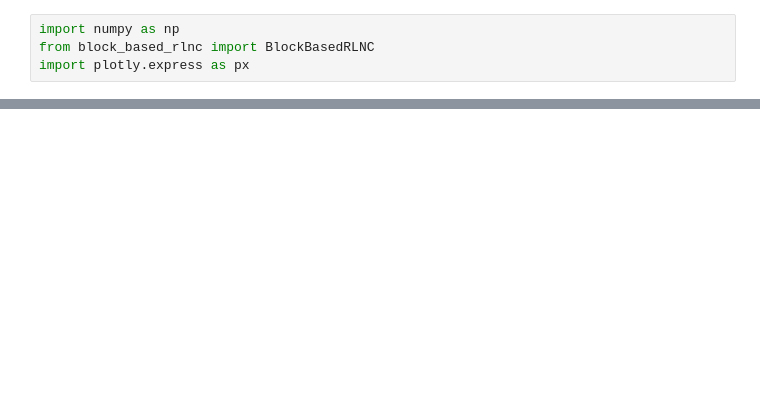
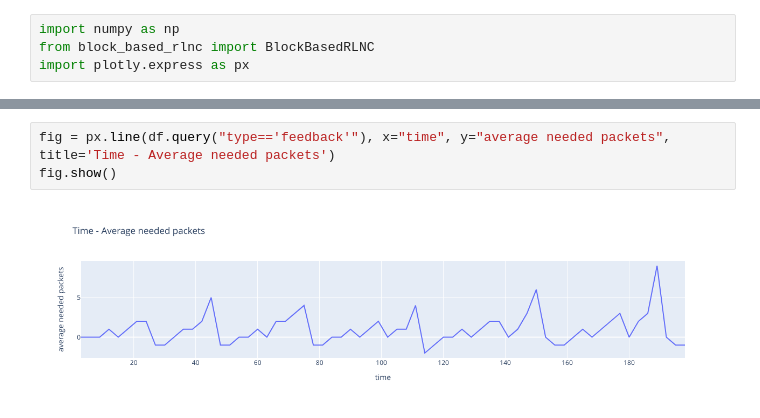
Before and after one commit to raffidil/arlnc, a Jupyter notebook: rlnc/Untitled.ipynb, the cells around one changed output, grey strips where cells are left out. Cells and saved outputs as stored; diff of their text form; blank space fills up the shorter version.

```diff
--- a/rlnc/Untitled.ipynb
+++ b/rlnc/Untitled.ipynb
@@ -43,0 +49,5 @@ fig.show()
+# %%
+fig = px.line(df.query("type=='feedback'"), x="time", y="average needed packets", title='Time - Average needed packets')
+fig.show()
+# %% [output]
+[figure, added]
```
Also changed, not shown: parts of 6 cells of this notebook, 3 other files.
